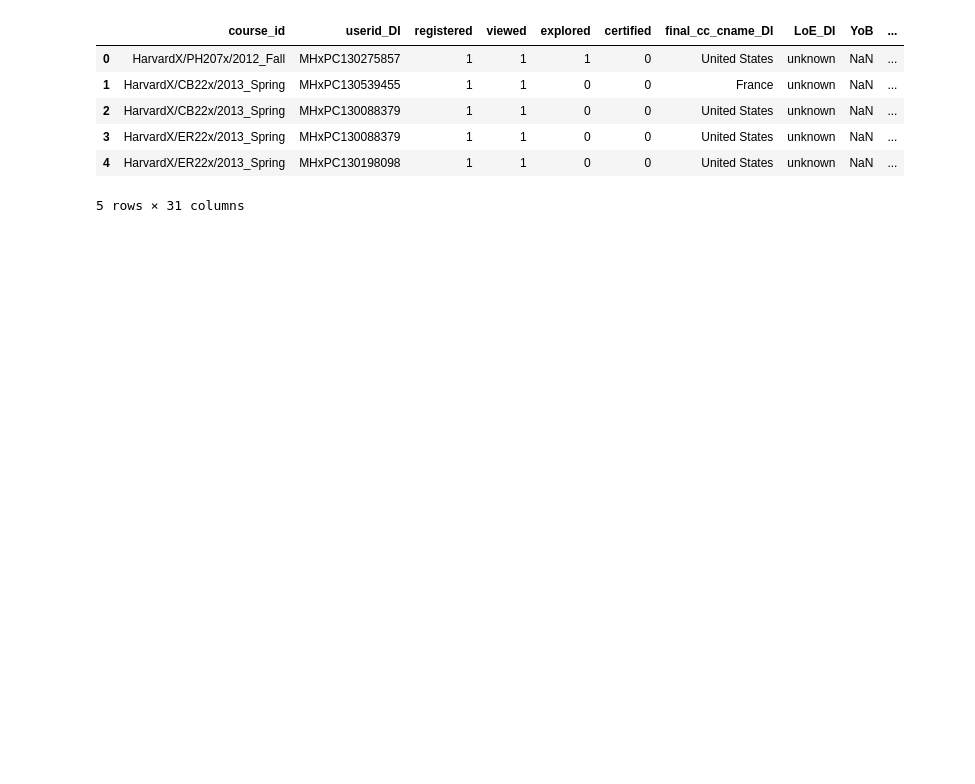
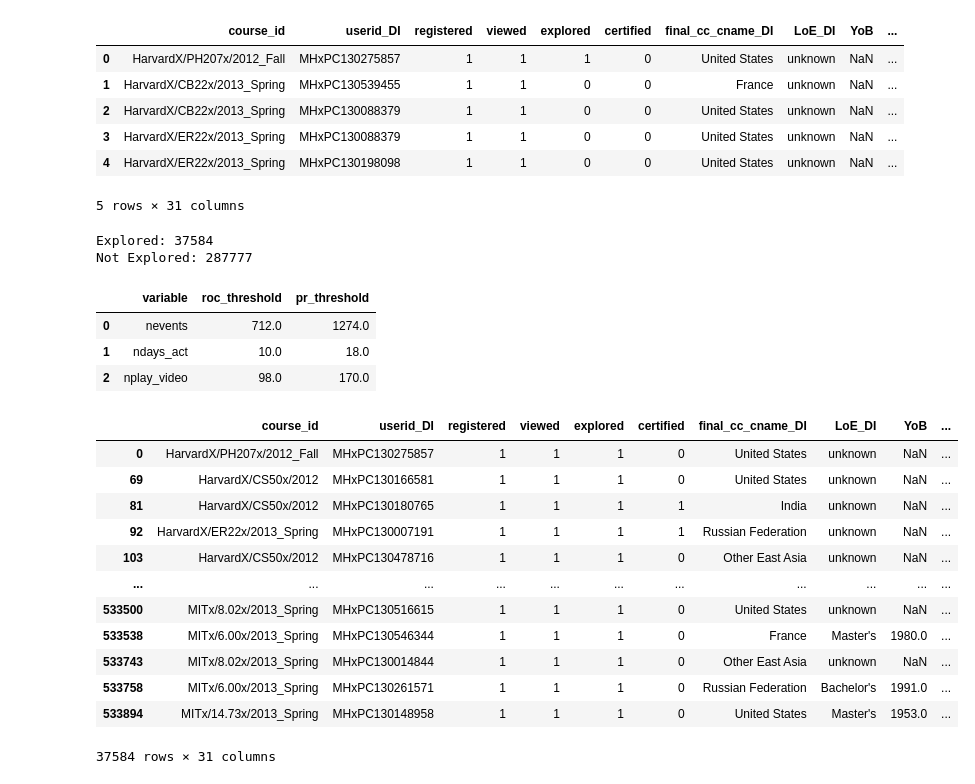
Before and after one commit to Ojirokim/data-analysis-practical-project, a Jupyter notebook: 서윤범/tmp.ipynb, the cells around one changed output. Drawn from its saved outputs; the diff is of its cells as text; code cells hidden in the pictures; blank space fills up the shorter version.

```diff
--- a/서윤범/tmp.ipynb
+++ b/서윤범/tmp.ipynb
@@ -14,3 +14,14 @@ df.head()
 | 3 | HarvardX/ER22x/2013_Spring | MHxPC130088379 | 1 | 1 | 0 | 0 | United States | unknown | NaN | ... |
 | 4 | HarvardX/ER22x/2013_Spring | MHxPC130198098 | 1 | 1 | 0 | 0 | United States | unknown | NaN | ... |
 5 rows × 31 columns
+# %%
+df_viewed = df[df["viewed"] == 1].copy()
+
+explored_group = df_viewed[df_viewed["explored"] == 1]
+non_explored_group = df_viewed[df_viewed["explored"] == 0]
+
+print("Explored:", len(explored_group))
+print("Not Explored:", len(non_explored_group))
+# %% [output]
+Explored: 37584
+Not Explored: 287777
@@ -16,0 +47,41 @@ df.head()
+# %%
+num_vars = ["nevents", "ndays_act", "nplay_video", "nforum_posts"]
+threshold_vars = ["nevents", "ndays_act", "nplay_video"]
+
+threshold_results = []
+
+y = df_viewed["explored"]
+
+for var in threshold_vars:
+    x = df_viewed[var].fillna(0)
+    roc_t, pr_t = find_thresholds(y, x)
+    threshold_results.append({
+        "variable": var,
+        "roc_threshold": roc_t,
+        "pr_threshold": pr_t
+    })
+
+threshold_df = pd.DataFrame(threshold_results)
+threshold_df
+# %% [output]
+|  | variable | roc_threshold | pr_threshold |
+| 0 | nevents | 712.0 | 1274.0 |
+| 1 | ndays_act | 10.0 | 18.0 |
+| 2 | nplay_video | 98.0 | 170.0 |
+# %%
+df_viewed[df_viewed["explored"] == 1]
+df_viewed[df_viewed["explored"] == 0]
+# %% [output]
+|  | course_id | userid_DI | registered | viewed | explored | certified | final_cc_cname_DI | LoE_DI | YoB | ... |
+| 0 | HarvardX/PH207x/2012_Fall | MHxPC130275857 | 1 | 1 | 1 | 0 | United States | unknown | NaN | ... |
+| 69 | HarvardX/CS50x/2012 | MHxPC130166581 | 1 | 1 | 1 | 0 | United States | unknown | NaN | ... |
+| 81 | HarvardX/CS50x/2012 | MHxPC130180765 | 1 | 1 | 1 | 1 | India | unknown | NaN | ... |
+| 92 | HarvardX/ER22x/2013_Spring | MHxPC130007191 | 1 | 1 | 1 | 1 | Russian Federation | unknown | NaN | ... |
+| 103 | HarvardX/CS50x/2012 | MHxPC130478716 | 1 | 1 | 1 | 0 | Other East Asia | unknown | NaN | ... |
+| ... | ... | ... | ... | ... | ... | ... | ... | ... | ... | ... |
+| 533500 | MITx/8.02x/2013_Spring | MHxPC130516615 | 1 | 1 | 1 | 0 | United States | unknown | NaN | ... |
+| 533538 | MITx/6.00x/2013_Spring | MHxPC130546344 | 1 | 1 | 1 | 0 | France | Master's | 1980.0 | ... |
+| 533743 | MITx/8.02x/2013_Spring | MHxPC130014844 | 1 | 1 | 1 | 0 | Other East Asia | unknown | NaN | ... |
+| 533758 | MITx/6.00x/2013_Spring | MHxPC130261571 | 1 | 1 | 1 | 0 | Russian Federation | Bachelor's | 1991.0 | ... |
+| 533894 | MITx/14.73x/2013_Spring | MHxPC130148958 | 1 | 1 | 1 | 0 | United States | Master's | 1953.0 | ... |
+37584 rows × 31 columns
```
Also changed, not shown: parts of 4 cells of this notebook, 2 other files.
